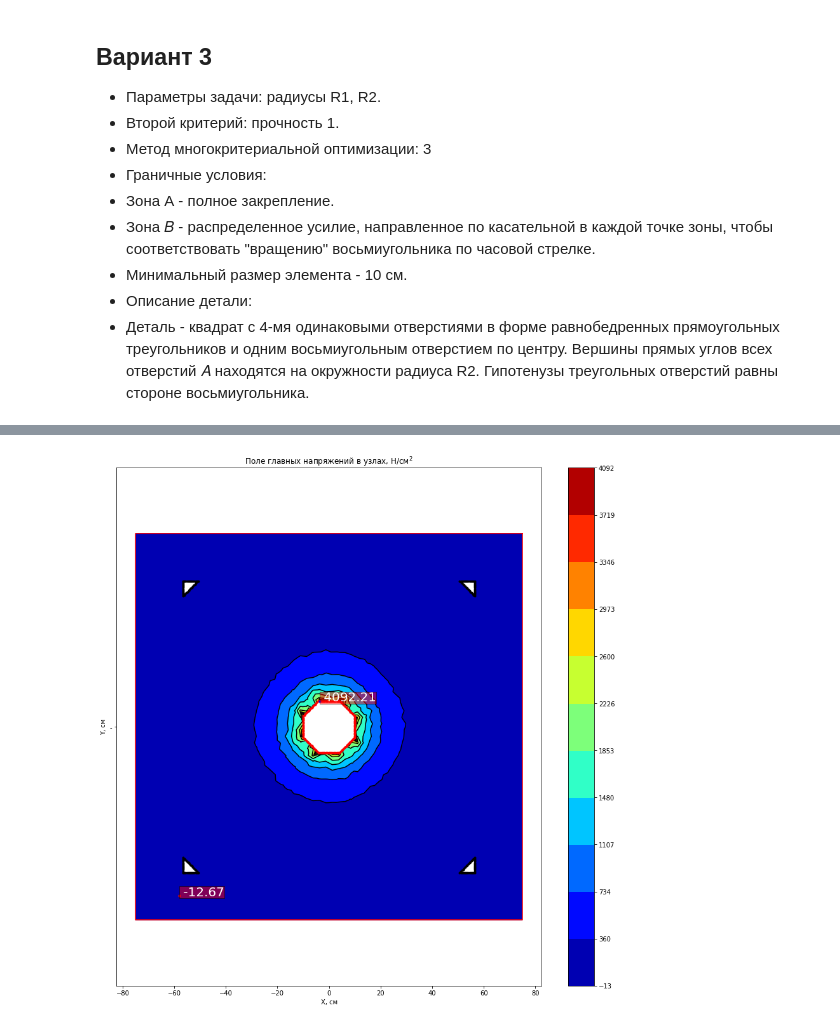
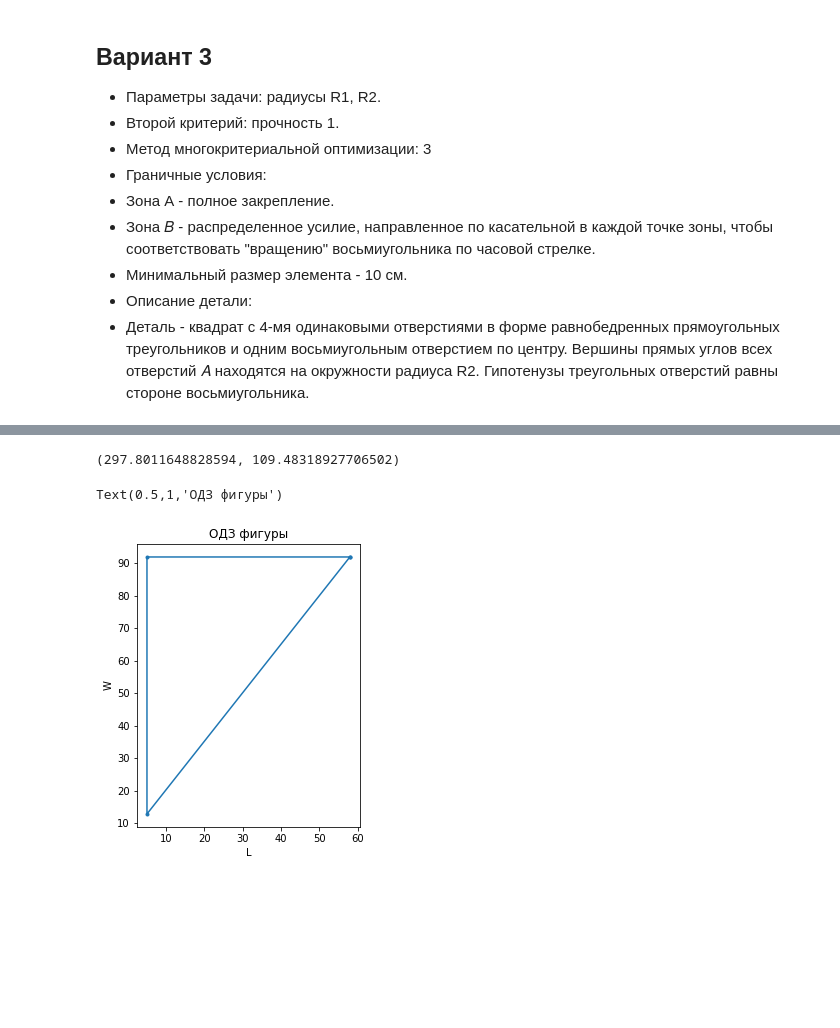
Before and after one commit to AlezM/instrumental-modeling-sources, a Jupyter notebook: HomeWork2.ipynb, the cells around one changed output, grey strips where cells are left out. Cells and saved outputs as stored; diff of their text form; code cells hidden in the pictures; blank space fills up the shorter version.

```diff
--- a/HomeWork2.ipynb
+++ b/HomeWork2.ipynb
@@ -346,4 +355,4 @@ def WTF(R1, R2):
 # %%
-WTF(10, 80)
+WTF(40, 80)
 # %% [output]
-[figure, removed]
+(297.8011648828594, 109.48318927706502)
@@ -349,0 +371,17 @@ WTF(10, 80)
+# %%
+points_bounds = np.array([
+    [65 - 5 * np.sqrt(2), 65 * np.sqrt(2)],
+    [5, 2 * (5 + np.sqrt(2))],
+    [5, 65 * np.sqrt(2)],
+    [65 - 5 * np.sqrt(2), 65 * np.sqrt(2)]
+])
+
+w, h = plt.figaspect(1.3)
+plt.figure(figsize=(w, h))
+plt.plot(points_bounds[:,0],points_bounds[:,1],'.-')
+plt.xlabel('L')
+plt.ylabel('W')
+plt.title('ОДЗ фигуры')
+# %% [output]
+Text(0.5,1,'ОДЗ фигуры')
+[figure, added]
```
Also changed, not shown: parts of 10 cells of this notebook, 2 other files.
